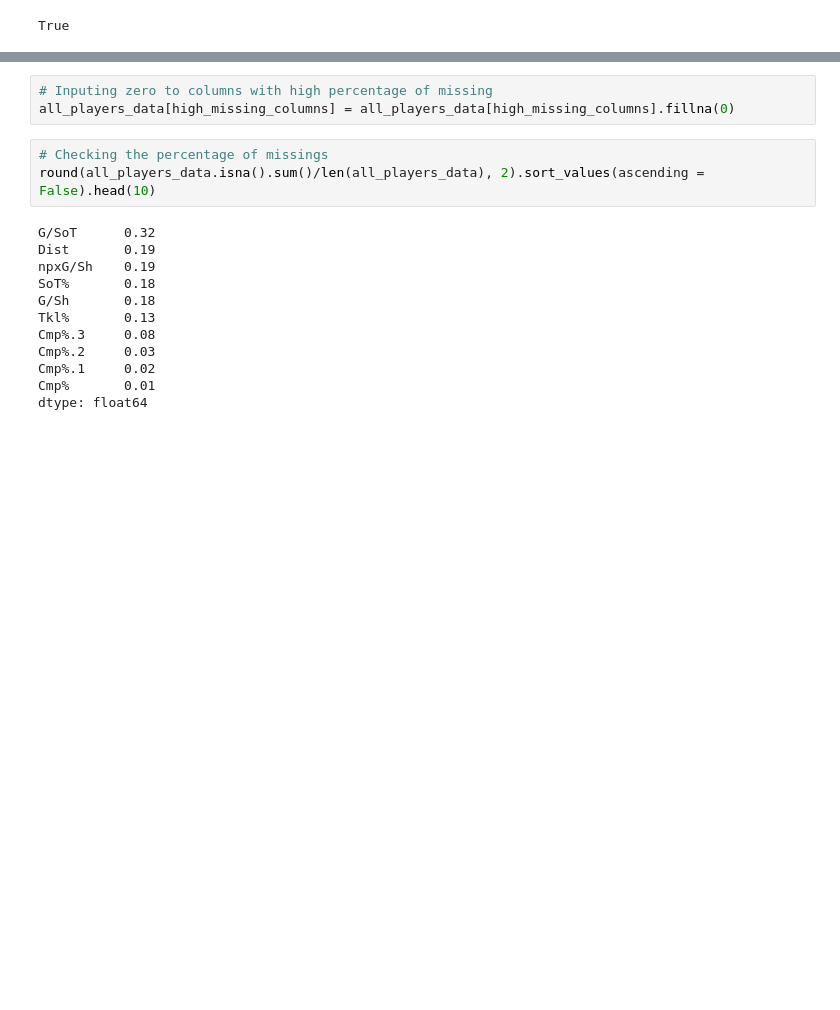
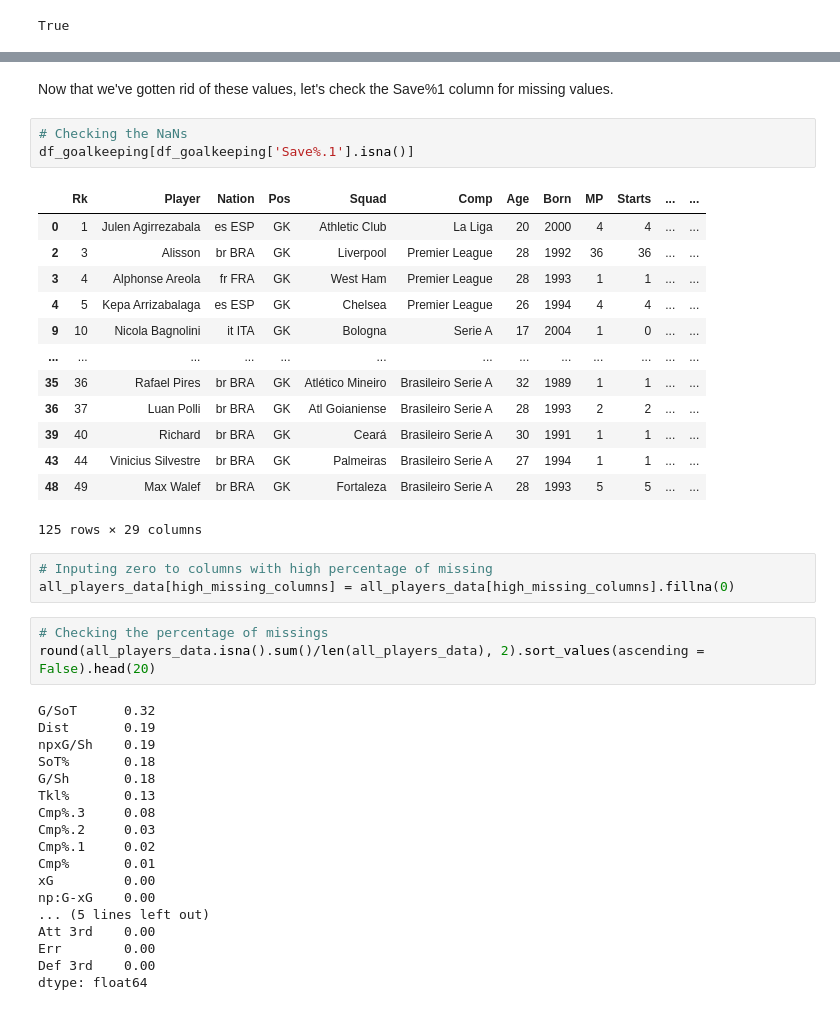
Before and after one commit to dnsrsdata/Football_Player_Rec_Syst, a Jupyter notebook: notebooks/ETL_Playground.ipynb, the cells around one changed output, grey strips where cells are left out. Cells and saved outputs as stored; diff of their text form; blank space fills up the shorter version.

Commit message:
Completing data cleaning with a high % missing

```diff
--- a/notebooks/ETL_Playground.ipynb
+++ b/notebooks/ETL_Playground.ipynb
@@ -654,9 +725,28 @@ Based on this premise, I will input the value of 0 for these columns. This will
+# %% [markdown]
+Now that we've gotten rid of these values, let's check the Save%1 column for missing values.
+# %%
+# Checking the NaNs
+df_goalkeeping[df_goalkeeping['Save%.1'].isna()]
+# %% [output]
+|  | Rk | Player | Nation | Pos | Squad | Comp | Age | Born | MP | Starts | ... | ... |
+| 0 | 1 | Julen Agirrezabala | es ESP | GK | Athletic Club | La Liga | 20 | 2000 | 4 | 4 | ... | ... |
+| 2 | 3 | Alisson | br BRA | GK | Liverpool | Premier League | 28 | 1992 | 36 | 36 | ... | ... |
+| 3 | 4 | Alphonse Areola | fr FRA | GK | West Ham | Premier League | 28 | 1993 | 1 | 1 | ... | ... |
+| 4 | 5 | Kepa Arrizabalaga | es ESP | GK | Chelsea | Premier League | 26 | 1994 | 4 | 4 | ... | ... |
+| 9 | 10 | Nicola Bagnolini | it ITA | GK | Bologna | Serie A | 17 | 2004 | 1 | 0 | ... | ... |
+| ... | ... | ... | ... | ... | ... | ... | ... | ... | ... | ... | ... | ... |
+| 35 | 36 | Rafael Pires | br BRA | GK | Atlético Mineiro | Brasileiro Serie A | 32 | 1989 | 1 | 1 | ... | ... |
+| 36 | 37 | Luan Polli | br BRA | GK | Atl Goianiense | Brasileiro Serie A | 28 | 1993 | 2 | 2 | ... | ... |
+| 39 | 40 | Richard | br BRA | GK | Ceará | Brasileiro Serie A | 30 | 1991 | 1 | 1 | ... | ... |
+| 43 | 44 | Vinicius Silvestre | br BRA | GK | Palmeiras | Brasileiro Serie A | 27 | 1994 | 1 | 1 | ... | ... |
+| 48 | 49 | Max Walef | br BRA | GK | Fortaleza | Brasileiro Serie A | 28 | 1993 | 5 | 5 | ... | ... |
+125 rows × 29 columns
 # %%
 # Inputing zero to columns with high percentage of missing
 all_players_data[high_missing_columns] = all_players_data[high_missing_columns].fillna(0)
 # %%
 # Checking the percentage of missings
-round(all_players_data.isna().sum()/len(all_players_data), 2).sort_values(ascending = False).head(10)
+round(all_players_data.isna().sum()/len(all_players_data), 2).sort_values(ascending = False).head(20)
 # %% [output]
 G/SoT      0.32
 Dist       0.19
@@ -668,4 +758,10 @@ Cmp%.3     0.08
 Cmp%.2     0.03
 Cmp%.1     0.02
 Cmp%       0.01
+xG         0.00
+np:G-xG    0.00
+... (5 lines left out)
+Att 3rd    0.00
+Err        0.00
+Def 3rd    0.00
 dtype: float64
```
Also changed, not shown: parts of 9 cells of this notebook.
